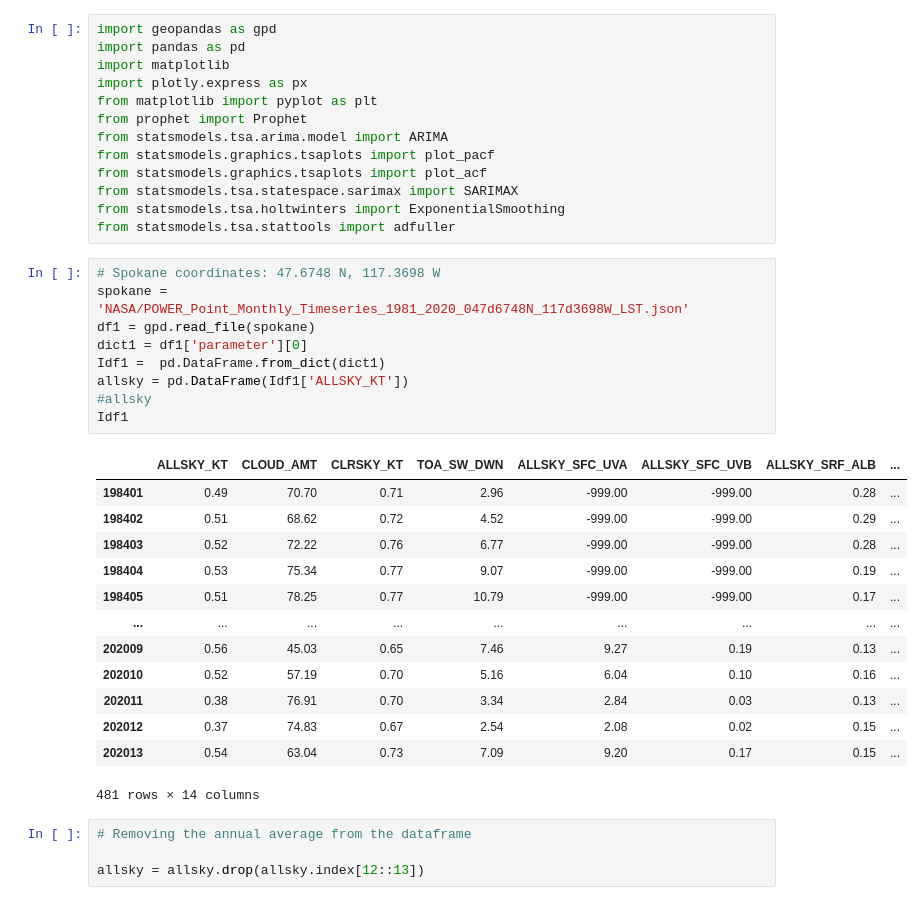
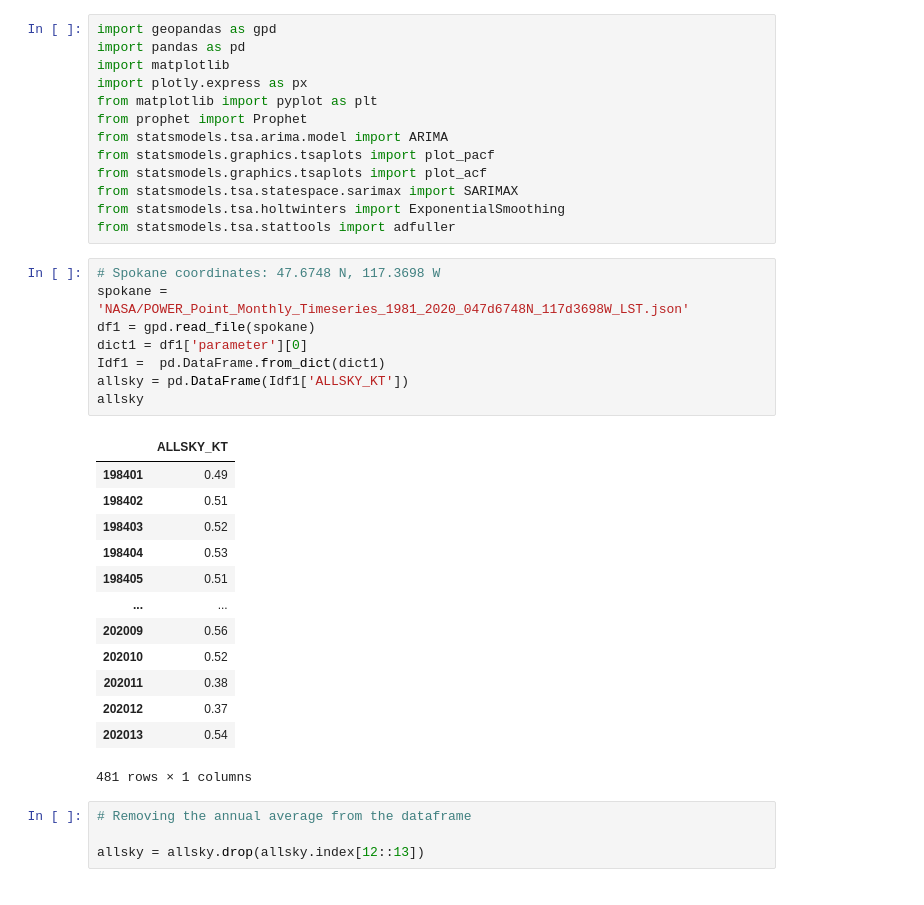
Before and after one commit to Solar-Wind-ML-DIRECT-2022-Project/2022-Project-Repo, a Jupyter notebook: SERF/Plotly.ipynb, the cells around one changed output. Cells and saved outputs as stored; diff of their text form.

```diff
--- a/SERF/Plotly.ipynb
+++ b/SERF/Plotly.ipynb
@@ -14,26 +14,25 @@ from statsmodels.tsa.stattools import adfuller
 # %%
 # Spokane coordinates: 47.6748 N, 117.3698 W
 spokane = 'NASA/POWER_Point_Monthly_Timeseries_1981_2020_047d6748N_117d3698W_LST.json'
 df1 = gpd.read_file(spokane)
 dict1 = df1['parameter'][0]
 Idf1 =  pd.DataFrame.from_dict(dict1)
 allsky = pd.DataFrame(Idf1['ALLSKY_KT'])
-#allsky
-Idf1
+allsky
 # %% [output]
-|  | ALLSKY_KT | CLOUD_AMT | CLRSKY_KT | TOA_SW_DWN | ALLSKY_SFC_UVA | ALLSKY_SFC_UVB | ALLSKY_SRF_ALB | ... |
-| 198401 | 0.49 | 70.70 | 0.71 | 2.96 | -999.00 | -999.00 | 0.28 | ... |
-| 198402 | 0.51 | 68.62 | 0.72 | 4.52 | -999.00 | -999.00 | 0.29 | ... |
-| 198403 | 0.52 | 72.22 | 0.76 | 6.77 | -999.00 | -999.00 | 0.28 | ... |
-| 198404 | 0.53 | 75.34 | 0.77 | 9.07 | -999.00 | -999.00 | 0.19 | ... |
-| 198405 | 0.51 | 78.25 | 0.77 | 10.79 | -999.00 | -999.00 | 0.17 | ... |
-| ... | ... | ... | ... | ... | ... | ... | ... | ... |
-| 202009 | 0.56 | 45.03 | 0.65 | 7.46 | 9.27 | 0.19 | 0.13 | ... |
-| 202010 | 0.52 | 57.19 | 0.70 | 5.16 | 6.04 | 0.10 | 0.16 | ... |
-| 202011 | 0.38 | 76.91 | 0.70 | 3.34 | 2.84 | 0.03 | 0.13 | ... |
-| 202012 | 0.37 | 74.83 | 0.67 | 2.54 | 2.08 | 0.02 | 0.15 | ... |
-| 202013 | 0.54 | 63.04 | 0.73 | 7.09 | 9.20 | 0.17 | 0.15 | ... |
+|  | ALLSKY_KT |
+| 198401 | 0.49 |
+| 198402 | 0.51 |
+| 198403 | 0.52 |
+| 198404 | 0.53 |
+| 198405 | 0.51 |
+| ... | ... |
+| 202009 | 0.56 |
+| 202010 | 0.52 |
+| 202011 | 0.38 |
+| 202012 | 0.37 |
+| 202013 | 0.54 |
-481 rows × 14 columns
+481 rows × 1 columns
 # %%
 # Removing the annual average from the dataframe
 
```
Also changed, not shown: parts of 5 cells of this notebook.
